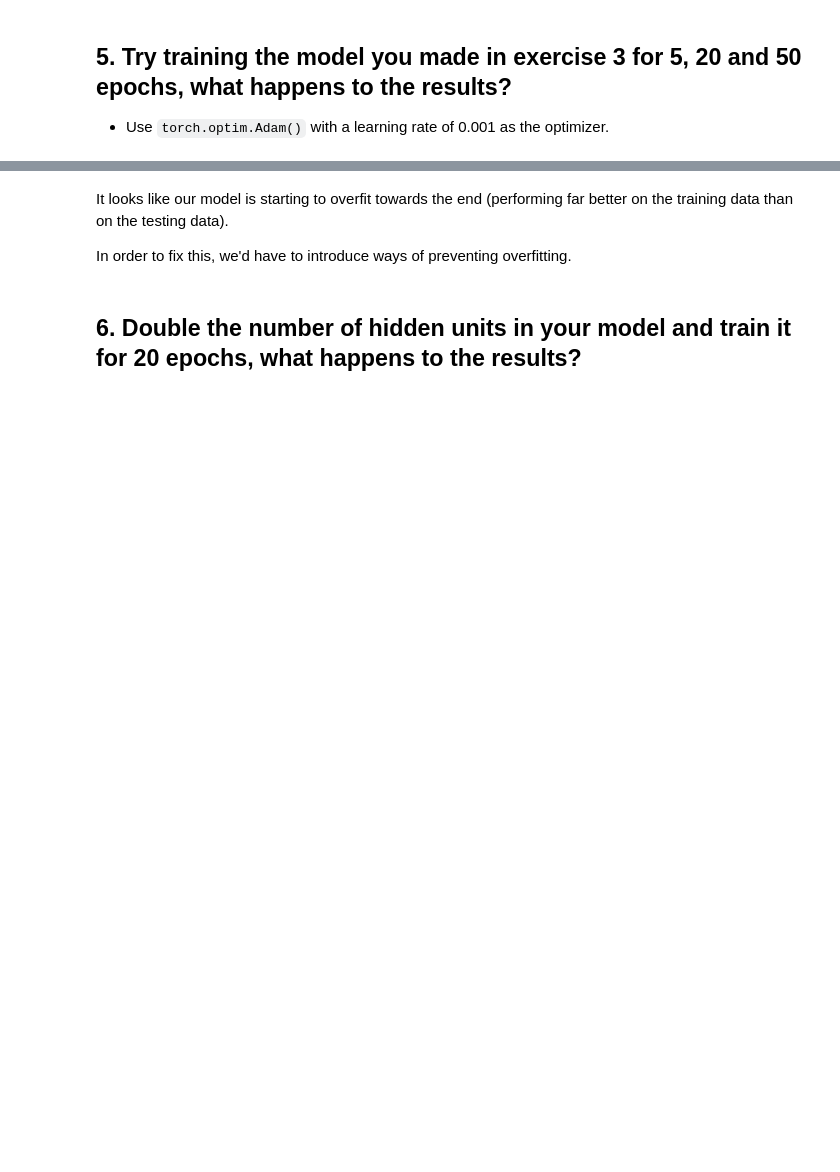
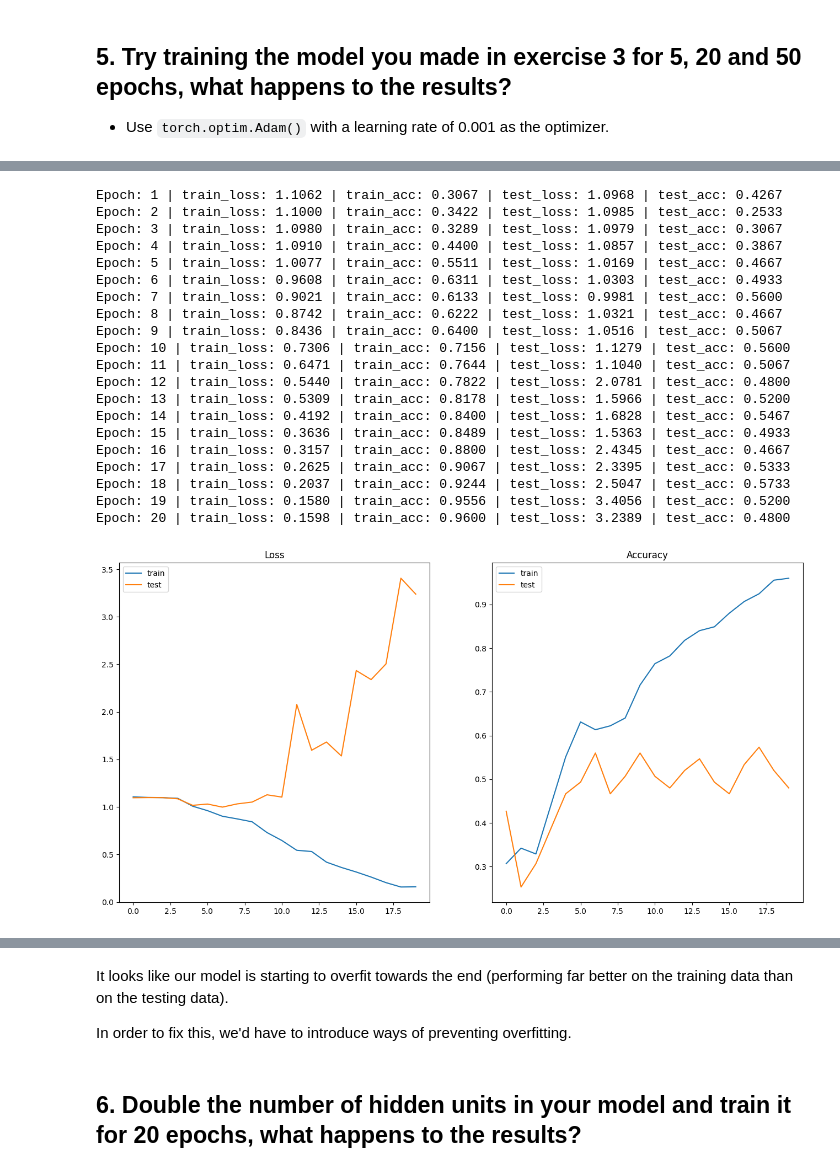
Before and after one commit to KonradGonrad/PyTorch-deep-learning, a Jupyter notebook: extras/exercises/04_pytorch_custom_datasets_exercises.ipynb, the cells around one changed output, grey strips where cells are left out. Drawn from its saved outputs; the diff is of its cells as text; code cells hidden in the pictures; blank space fills up the shorter version.

```diff
--- a/extras/exercises/04_pytorch_custom_datasets_exercises.ipynb
+++ b/extras/exercises/04_pytorch_custom_datasets_exercises.ipynb
@@ -341,9 +521,49 @@ optimizer = torch.optim.Adam(#TODO,
 # %%
+# Fresh model
+model_02 = TinyVGG(input_channels = 3,
+                  hidden_channels=10,
+                  output_channels=len(class_names))
+
 # Train for 20 epochs
 torch.manual_seed(42)
 torch.cuda.manual_seed(42)
 
 loss_fn = nn.CrossEntropyLoss()
 optimizer = torch.optim.Adam(#TODO,
+                             params=model_02.parameters(),
                              lr=0.001)
+
+EPOCHS = 20
+
+model_0_20e = train(model=model_02,
+                    train_dataloader = train_dataloader,
+                    test_dataloader = test_dataloader,
+                    optimizer = optimizer,
+                    loss_fn=loss_fn,
+                    device='cpu',
+                    epochs = EPOCHS)
+
+plot_results(model_0_20e)
+# %% [output]
+Epoch: 1 | train_loss: 1.1062 | train_acc: 0.3067 | test_loss: 1.0968 | test_acc: 0.4267
+Epoch: 2 | train_loss: 1.1000 | train_acc: 0.3422 | test_loss: 1.0985 | test_acc: 0.2533
+Epoch: 3 | train_loss: 1.0980 | train_acc: 0.3289 | test_loss: 1.0979 | test_acc: 0.3067
+Epoch: 4 | train_loss: 1.0910 | train_acc: 0.4400 | test_loss: 1.0857 | test_acc: 0.3867
+Epoch: 5 | train_loss: 1.0077 | train_acc: 0.5511 | test_loss: 1.0169 | test_acc: 0.4667
+Epoch: 6 | train_loss: 0.9608 | train_acc: 0.6311 | test_loss: 1.0303 | test_acc: 0.4933
+Epoch: 7 | train_loss: 0.9021 | train_acc: 0.6133 | test_loss: 0.9981 | test_acc: 0.5600
+Epoch: 8 | train_loss: 0.8742 | train_acc: 0.6222 | test_loss: 1.0321 | test_acc: 0.4667
+Epoch: 9 | train_loss: 0.8436 | train_acc: 0.6400 | test_loss: 1.0516 | test_acc: 0.5067
+Epoch: 10 | train_loss: 0.7306 | train_acc: 0.7156 | test_loss: 1.1279 | test_acc: 0.5600
+Epoch: 11 | train_loss: 0.6471 | train_acc: 0.7644 | test_loss: 1.1040 | test_acc: 0.5067
+Epoch: 12 | train_loss: 0.5440 | train_acc: 0.7822 | test_loss: 2.0781 | test_acc: 0.4800
+Epoch: 13 | train_loss: 0.5309 | train_acc: 0.8178 | test_loss: 1.5966 | test_acc: 0.5200
+Epoch: 14 | train_loss: 0.4192 | train_acc: 0.8400 | test_loss: 1.6828 | test_acc: 0.5467
+Epoch: 15 | train_loss: 0.3636 | train_acc: 0.8489 | test_loss: 1.5363 | test_acc: 0.4933
+Epoch: 16 | train_loss: 0.3157 | train_acc: 0.8800 | test_loss: 2.4345 | test_acc: 0.4667
+Epoch: 17 | train_loss: 0.2625 | train_acc: 0.9067 | test_loss: 2.3395 | test_acc: 0.5333
+Epoch: 18 | train_loss: 0.2037 | train_acc: 0.9244 | test_loss: 2.5047 | test_acc: 0.5733
+Epoch: 19 | train_loss: 0.1580 | train_acc: 0.9556 | test_loss: 3.4056 | test_acc: 0.5200
+Epoch: 20 | train_loss: 0.1598 | train_acc: 0.9600 | test_loss: 3.2389 | test_acc: 0.4800
+[figure, added]
 # %%
```
Also changed, not shown: parts of 23 cells of this notebook.
